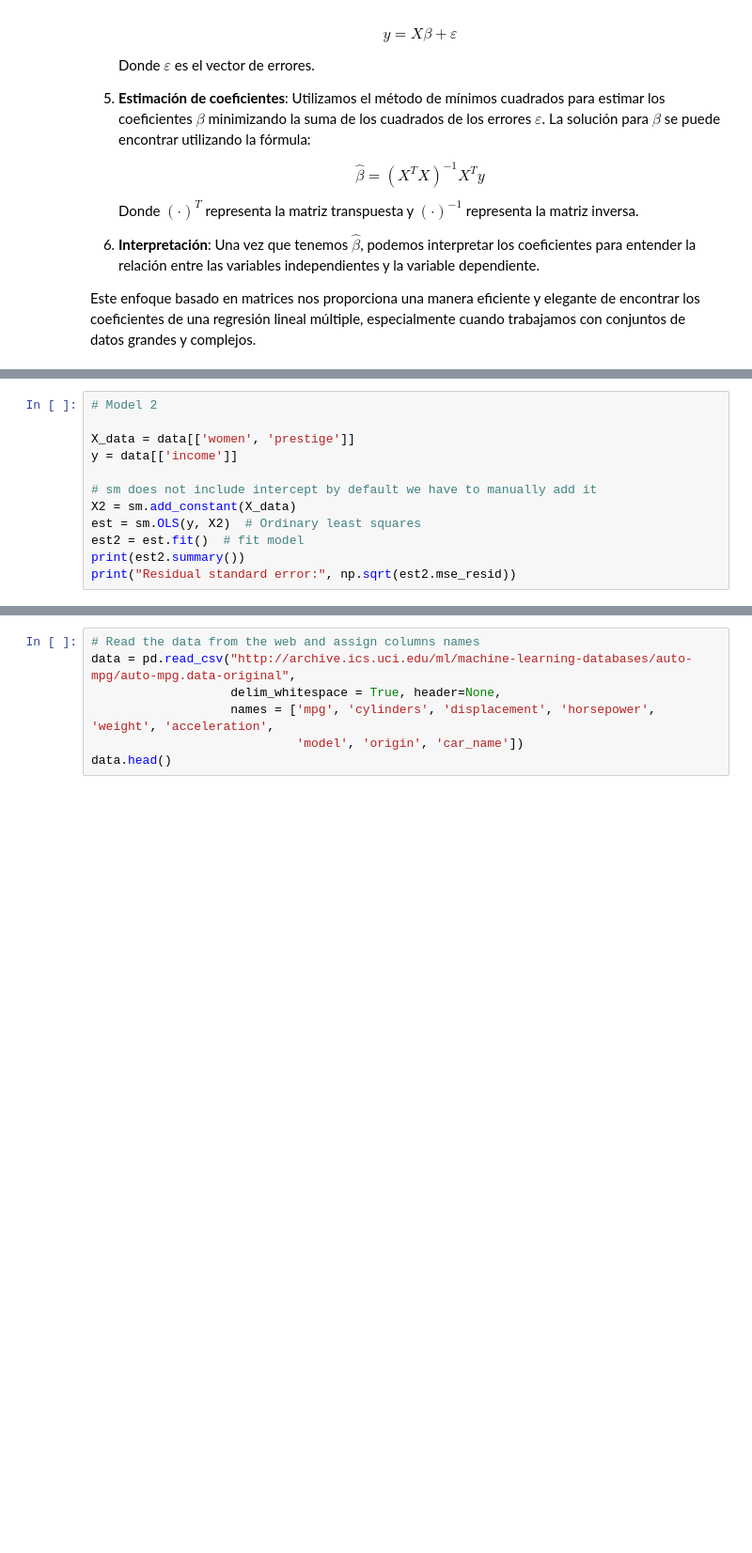
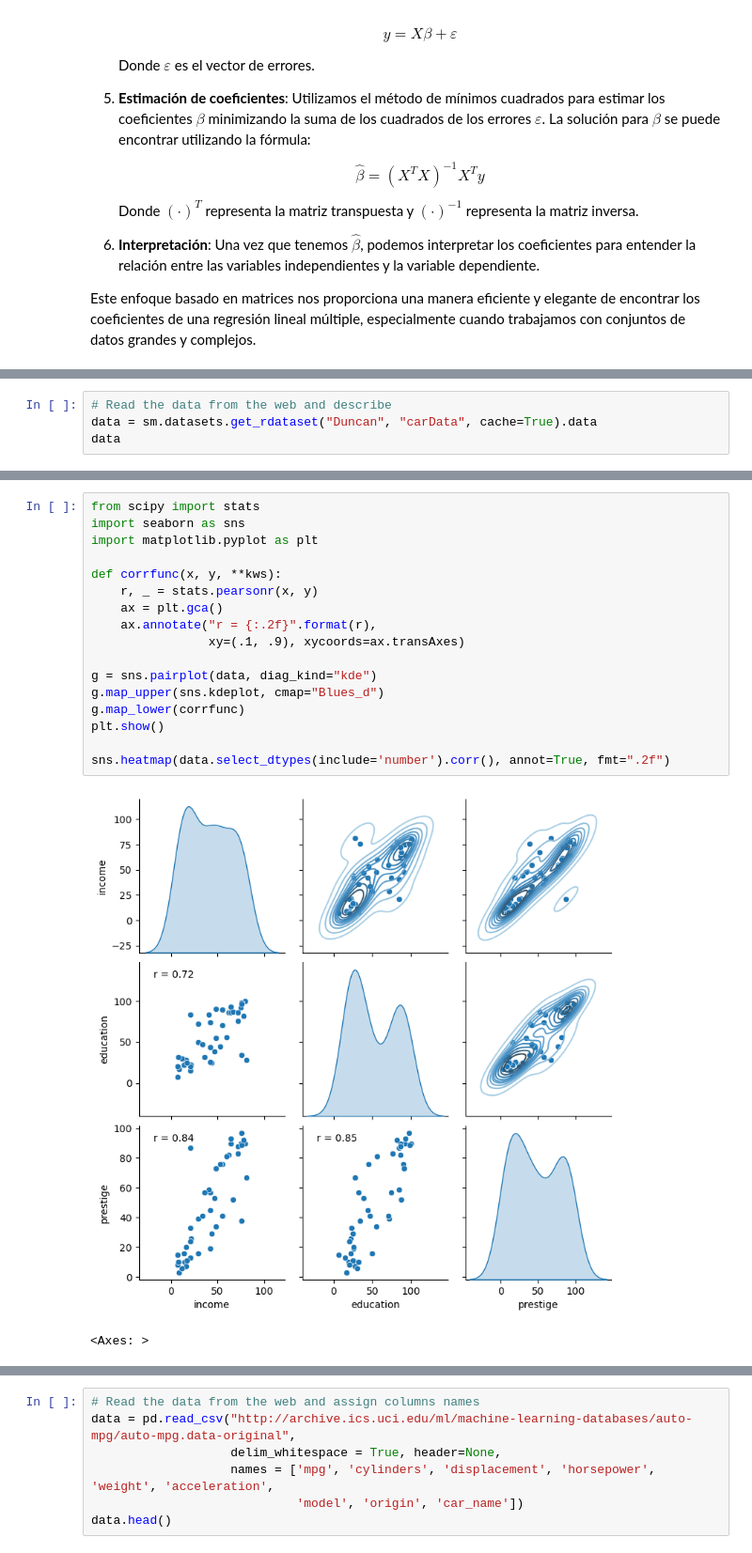
Before and after one commit to marsgr6/estadistica-ux, a Jupyter notebook: linear_regression.ipynb, the cells around one changed output, grey strips where cells are left out. Shown at 94% size. Cells and saved outputs as stored; diff of their text form; blank space fills up the shorter version.

```diff
--- a/linear_regression.ipynb
+++ b/linear_regression.ipynb
@@ -472,12 +480,0 @@ Residual standard error: 2574.708750459718
-# %%
-# Model 2
-
-X_data = data[['women', 'prestige']]
-y = data[['income']]
-
-# sm does not include intercept by default we have to manually add it
-X2 = sm.add_constant(X_data)
-est = sm.OLS(y, X2)  # Ordinary least squares
-est2 = est.fit()  # fit model
-print(est2.summary())
-print("Residual standard error:", np.sqrt(est2.mse_resid))
@@ -516,0 +481,4 @@ See:
+# %%
+# Read the data from the web and describe
+data = sm.datasets.get_rdataset("Duncan", "carData", cache=True).data
+data
@@ -516,0 +516,20 @@ See:
+# %%
+from scipy import stats
+import seaborn as sns
+import matplotlib.pyplot as plt
+
+def corrfunc(x, y, **kws):
+    r, _ = stats.pearsonr(x, y)
+    ax = plt.gca()
+    ax.annotate("r = {:.2f}".format(r),
+                xy=(.1, .9), xycoords=ax.transAxes)
+
+g = sns.pairplot(data, diag_kind="kde")
+g.map_upper(sns.kdeplot, cmap="Blues_d")
+g.map_lower(corrfunc)
+plt.show()
+
+sns.heatmap(data.select_dtypes(include='number').corr(), annot=True, fmt=".2f")
+# %% [output]
+[figure, added]
+<Axes: >
```
Also changed, not shown: parts of 69 cells of this notebook.
